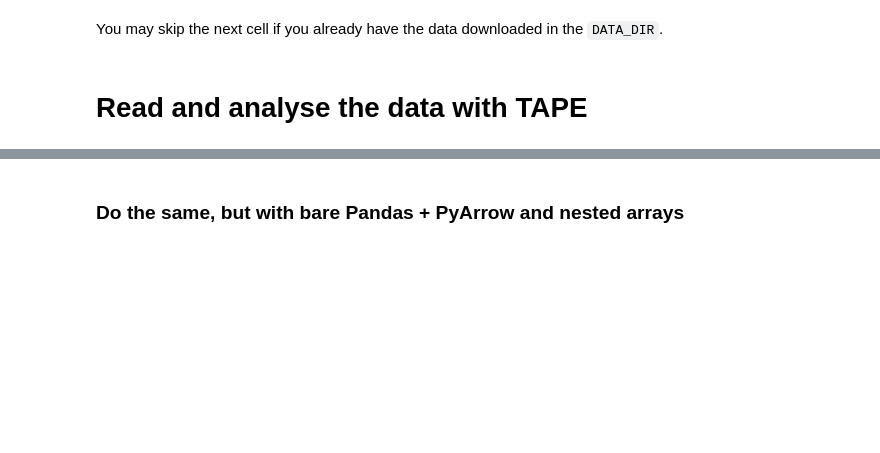
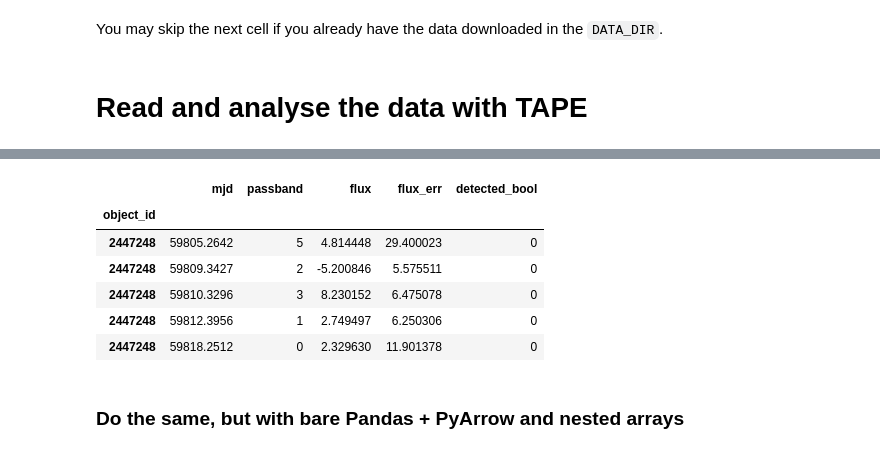
Before and after one commit to dougbrn/notebooks, a Jupyter notebook: plasticc-eclipsing-binaries.ipynb, the cells around one changed output, grey strips where cells are left out. Cells and saved outputs as stored; diff of their text form; code cells hidden in the pictures; blank space fills up the shorter version.

```diff
--- a/plasticc-eclipsing-binaries.ipynb
+++ b/plasticc-eclipsing-binaries.ipynb
@@ -175,3 +194,13 @@ Wall time: 2min 14s
+# %%
+ens._source.get_partition(6).head(5)
+# %% [output]
+|  | mjd | passband | flux | flux_err | detected_bool |
+| object_id |  |  |  |  |  |
+| 2447248 | 59805.2642 | 5 | 4.814448 | 29.400023 | 0 |
+| 2447248 | 59809.3427 | 2 | -5.200846 | 5.575511 | 0 |
+| 2447248 | 59810.3296 | 3 | 8.230152 | 6.475078 | 0 |
+| 2447248 | 59812.3956 | 1 | 2.749497 | 6.250306 | 0 |
+| 2447248 | 59818.2512 | 0 | 2.329630 | 11.901378 | 0 |
 # %% [markdown]
 ### Do the same, but with bare Pandas + PyArrow and nested arrays
 # %%
```
Also changed, not shown: parts of 4 cells of this notebook.
